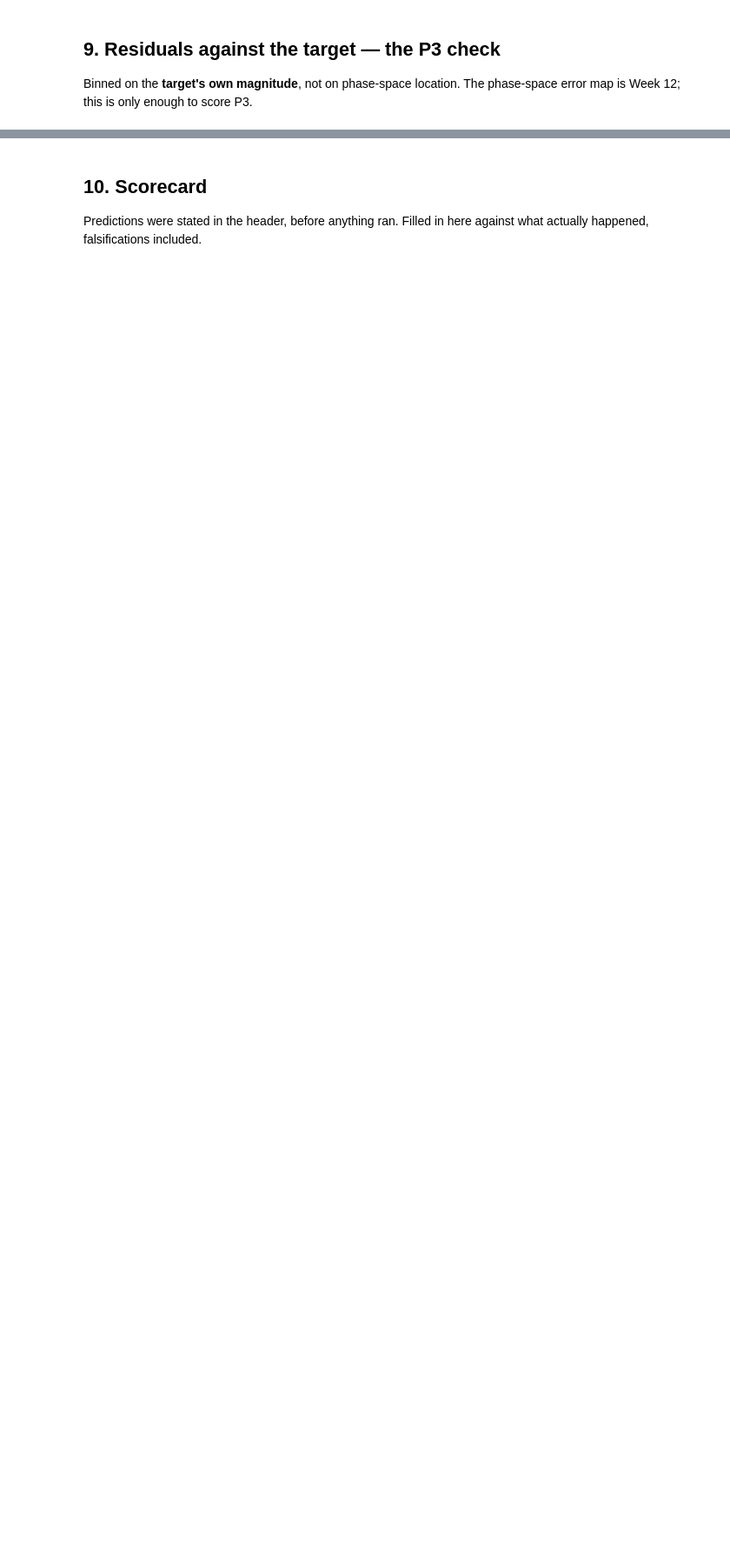
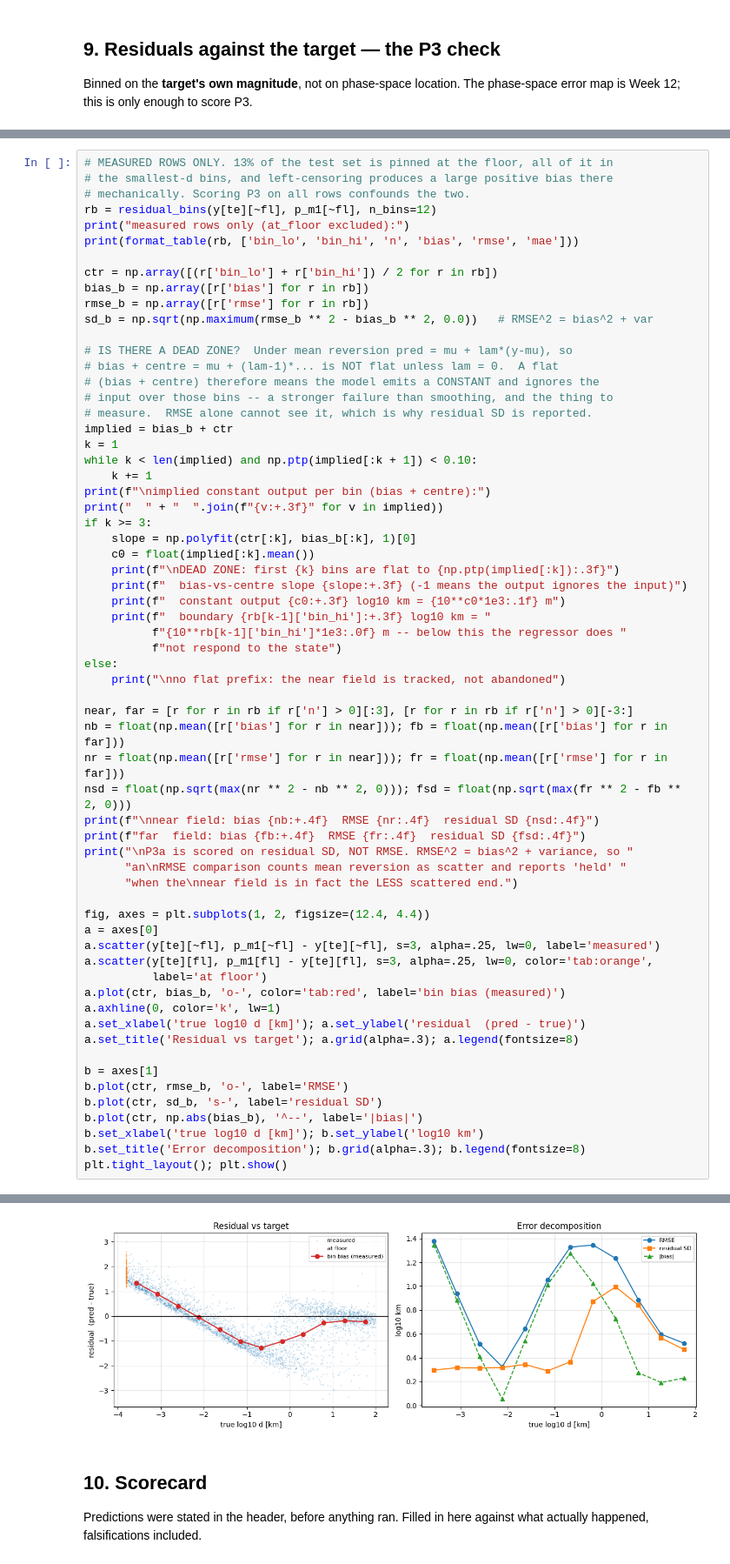
Before and after one commit to bibidybopoly/qpit-cr3bp, a Jupyter notebook: notebooks/nb11_first_regressor.ipynb, the cells around one changed output, grey strips where cells are left out. Shown at 87% size. Drawn from its saved outputs; the diff is of its cells as text; blank space fills up the shorter version.

```diff
--- a/notebooks/nb11_first_regressor.ipynb
+++ b/notebooks/nb11_first_regressor.ipynb
@@ -633,0 +780,64 @@ print("\nCAUTION: any regressor regresses toward the mean, which alone produces
+# %%
+# MEASURED ROWS ONLY. 13% of the test set is pinned at the floor, all of it in
+# the smallest-d bins, and left-censoring produces a large positive bias there
+# mechanically. Scoring P3 on all rows confounds the two.
+rb = residual_bins(y[te][~fl], p_m1[~fl], n_bins=12)
+print("measured rows only (at_floor excluded):")
+print(format_table(rb, ['bin_lo', 'bin_hi', 'n', 'bias', 'rmse', 'mae']))
+
+ctr = np.array([(r['bin_lo'] + r['bin_hi']) / 2 for r in rb])
+bias_b = np.array([r['bias'] for r in rb])
+rmse_b = np.array([r['rmse'] for r in rb])
+sd_b = np.sqrt(np.maximum(rmse_b ** 2 - bias_b ** 2, 0.0))   # RMSE^2 = bias^2 + var
+
+# IS THERE A DEAD ZONE?  Under mean reversion pred = mu + lam*(y-mu), so
+# bias + centre = mu + (lam-1)*... is NOT flat unless lam = 0.  A flat
+# (bias + centre) therefore means the model emits a CONSTANT and ignores the
+# input over those bins -- a stronger failure than smoothing, and the thing to
+# measure.  RMSE alone cannot see it, which is why residual SD is reported.
+implied = bias_b + ctr
+k = 1
+while k < len(implied) and np.ptp(implied[:k + 1]) < 0.10:
+    k += 1
+print(f"\nimplied constant output per bin (bias + centre):")
+print("  " + "  ".join(f"{v:+.3f}" for v in implied))
+if k >= 3:
+    slope = np.polyfit(ctr[:k], bias_b[:k], 1)[0]
+    c0 = float(implied[:k].mean())
+    print(f"\nDEAD ZONE: first {k} bins are flat to {np.ptp(implied[:k]):.3f}")
+    print(f"  bias-vs-centre slope {slope:+.3f} (-1 means the output ignores the input)")
+    print(f"  constant output {c0:+.3f} log10 km = {10**c0*1e3:.1f} m")
+    print(f"  boundary {rb[k-1]['bin_hi']:+.3f} log10 km = "
+          f"{10**rb[k-1]['bin_hi']*1e3:.0f} m -- below this the regressor does "
+          f"not respond to the state")
+else:
+    print("\nno flat prefix: the near field is tracked, not abandoned")
+
+near, far = [r for r in rb if r['n'] > 0][:3], [r for r in rb if r['n'] > 0][-3:]
+nb = float(np.mean([r['bias'] for r in near])); fb = float(np.mean([r['bias'] for r in far]))
+nr = float(np.mean([r['rmse'] for r in near])); fr = float(np.mean([r['rmse'] for r in far]))
+nsd = float(np.sqrt(max(nr ** 2 - nb ** 2, 0))); fsd = float(np.sqrt(max(fr ** 2 - fb ** 2, 0)))
+print(f"\nnear field: bias {nb:+.4f}  RMSE {nr:.4f}  residual SD {nsd:.4f}")
+print(f"far  field: bias {fb:+.4f}  RMSE {fr:.4f}  residual SD {fsd:.4f}")
+print("\nP3a is scored on residual SD, NOT RMSE. RMSE^2 = bias^2 + variance, so "
+      "an\nRMSE comparison counts mean reversion as scatter and reports 'held' "
+      "when the\nnear field is in fact the LESS scattered end.")
+
+fig, axes = plt.subplots(1, 2, figsize=(12.4, 4.4))
+a = axes[0]
+a.scatter(y[te][~fl], p_m1[~fl] - y[te][~fl], s=3, alpha=.25, lw=0, label='measured')
+a.scatter(y[te][fl], p_m1[fl] - y[te][fl], s=3, alpha=.25, lw=0, color='tab:orange',
+          label='at floor')
+a.plot(ctr, bias_b, 'o-', color='tab:red', label='bin bias (measured)')
+a.axhline(0, color='k', lw=1)
+a.set_xlabel('true log10 d [km]'); a.set_ylabel('residual  (pred - true)')
+a.set_title('Residual vs target'); a.grid(alpha=.3); a.legend(fontsize=8)
+
+b = axes[1]
+b.plot(ctr, rmse_b, 'o-', label='RMSE')
+b.plot(ctr, sd_b, 's-', label='residual SD')
+b.plot(ctr, np.abs(bias_b), '^--', label='|bias|')
+b.set_xlabel('true log10 d [km]'); b.set_ylabel('log10 km')
+b.set_title('Error decomposition'); b.grid(alpha=.3); b.legend(fontsize=8)
+plt.tight_layout(); plt.show()
+# %% [output]
@@ -634,3 +861,4 @@ print("\nCAUTION: any regressor regresses toward the mean, which alone produces
+[figure, added]
 # %% [markdown]
 ## 10. Scorecard
 
```
Also changed, not shown: parts of 21 cells of this notebook, 1 other file.
